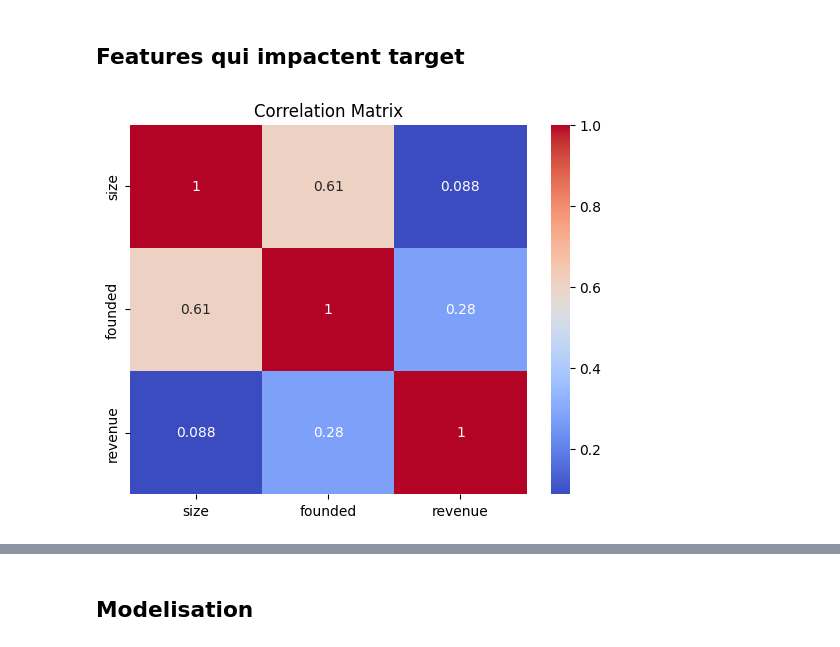
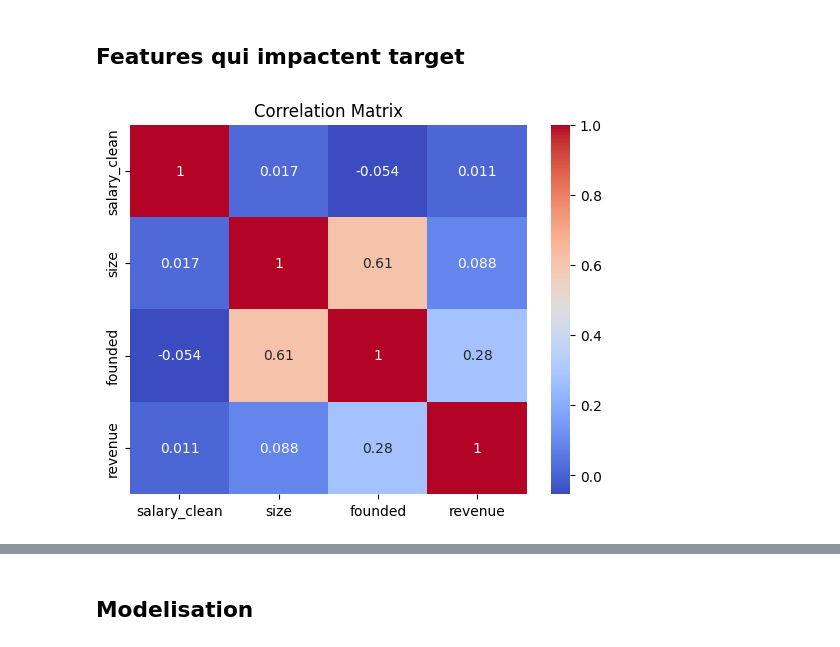
Before and after one commit to elhidarinouhayla/HR-Pulse, a Jupyter notebook: backend/ml/eda.ipynb, the cells around one changed output, grey strips where cells are left out. Cells and saved outputs as stored; diff of their text form; code cells hidden in the pictures.

```diff
--- a/backend/ml/eda.ipynb
+++ b/backend/ml/eda.ipynb
@@ -365,23 +347,24 @@ df_cleaned.to_csv('../data/processed/jobs_data_cleaned.csv', index=False)
 # %%
 # matrice de correlation
 import matplotlib.pyplot as plt
 import seaborn as sns
 import numpy as np
 
-col_num = [
+col_numeric = [
+ 'salary_clean',
  'size',
  'founded',
  'revenue'
  ]
 
 
-corr = df_cleaned [col_num].corr()
+corr = df_cleaned [col_numeric].corr()
 
 plt.figure()
 sns.heatmap(corr,annot=True, cmap='coolwarm')
 plt.title("Correlation Matrix")
 plt.show()
 # %% [output]
-[figure, old version]
+[figure, new version]
 # %%
 
```
Also changed, not shown: parts of 8 cells of this notebook.
